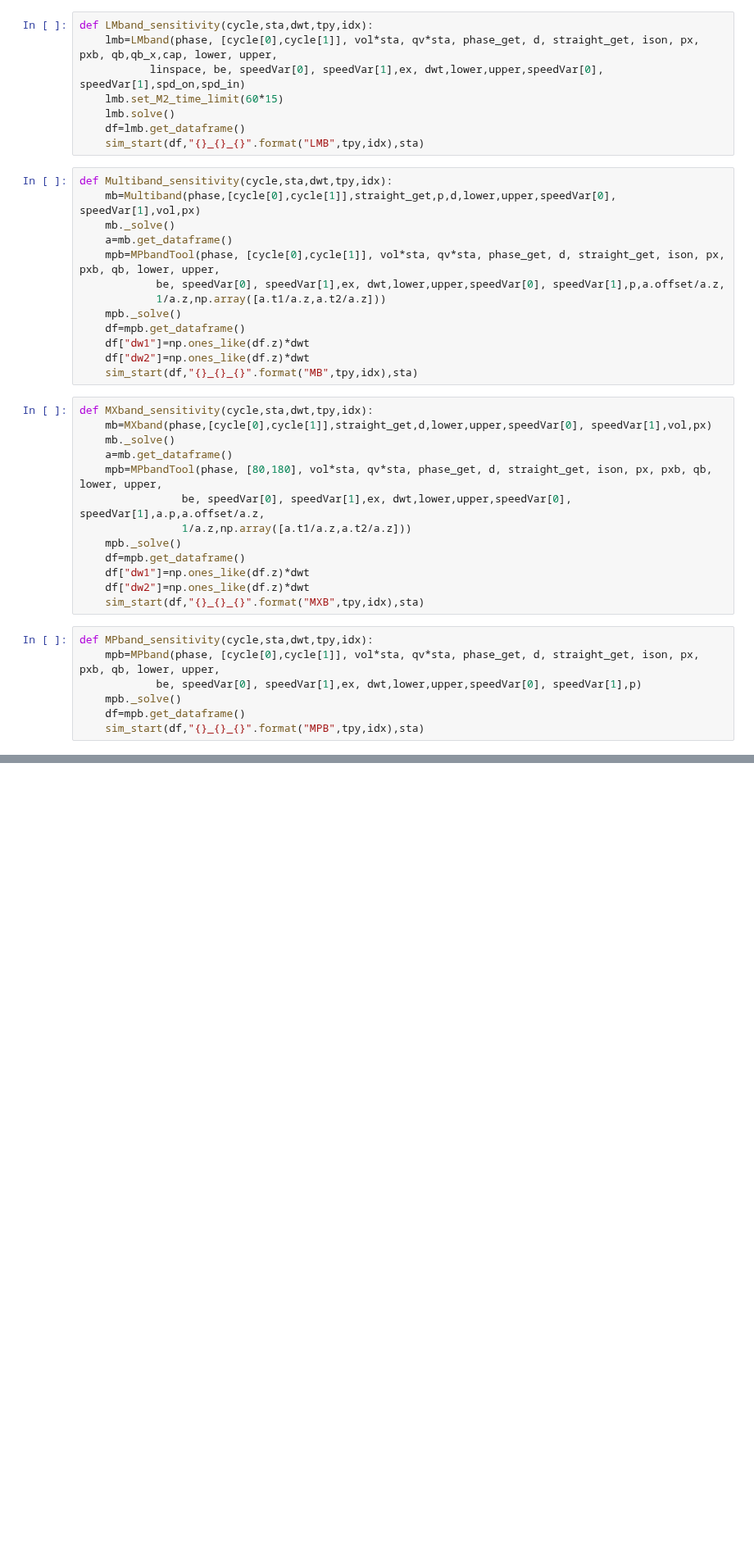
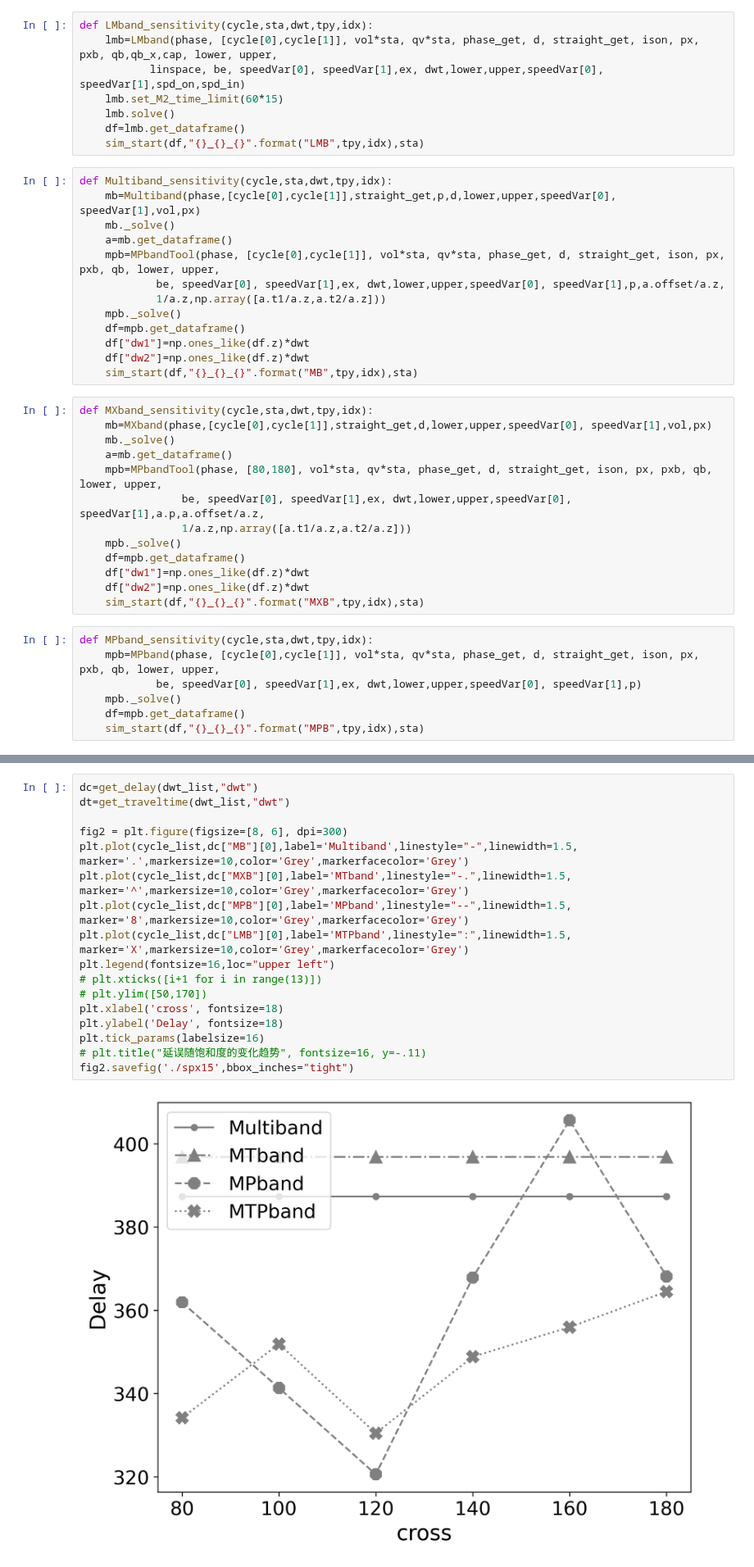
Before and after one commit to eeeecj/LMPband, a Jupyter notebook: Case Analysis/sensitivity/Lmband_sensitivity.ipynb, the cells around one changed output, grey strips where cells are left out. Shown at 82% size. Drawn from its saved outputs; the diff is of its cells as text; blank space fills up the shorter version.

```diff
--- a/Case Analysis/sensitivity/Lmband_sensitivity.ipynb
+++ b/Case Analysis/sensitivity/Lmband_sensitivity.ipynb
@@ -179,0 +266,19 @@ staturation_analysis()
+# %%
+dc=get_delay(dwt_list,"dwt")
+dt=get_traveltime(dwt_list,"dwt")
+
+fig2 = plt.figure(figsize=[8, 6], dpi=300)
+plt.plot(cycle_list,dc["MB"][0],label='Multiband',linestyle="-",linewidth=1.5, marker='.',markersize=10,color='Grey',markerfacecolor='Grey')
+plt.plot(cycle_list,dc["MXB"][0],label='MTband',linestyle="-.",linewidth=1.5, marker='^',markersize=10,color='Grey',markerfacecolor='Grey')
+plt.plot(cycle_list,dc["MPB"][0],label='MPband',linestyle="--",linewidth=1.5, marker='8',markersize=10,color='Grey',markerfacecolor='Grey')
+plt.plot(cycle_list,dc["LMB"][0],label='MTPband',linestyle=":",linewidth=1.5, marker='X',markersize=10,color='Grey',markerfacecolor='Grey')
+plt.legend(fontsize=16,loc="upper left")
+# plt.xticks([i+1 for i in range(13)])
+# plt.ylim([50,170])
+plt.xlabel('cross', fontsize=18)
+plt.ylabel('Delay', fontsize=18)
+plt.tick_params(labelsize=16)
+# plt.title("延误随饱和度的变化趋势", fontsize=16, y=-.11)
+fig2.savefig('./spx15',bbox_inches="tight")
+# %% [output]
+[figure, added]
```
Also changed, not shown: parts of 11 cells of this notebook, 20 other files.
